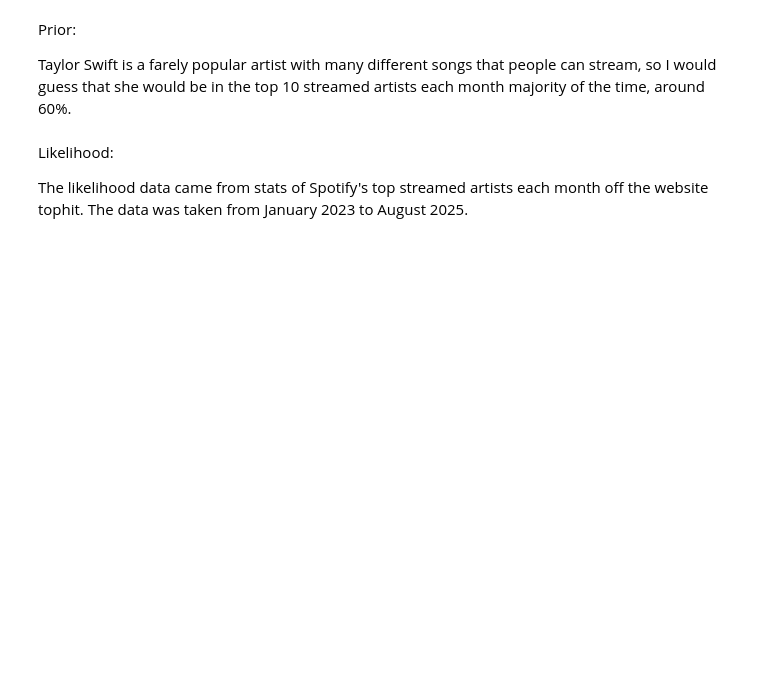
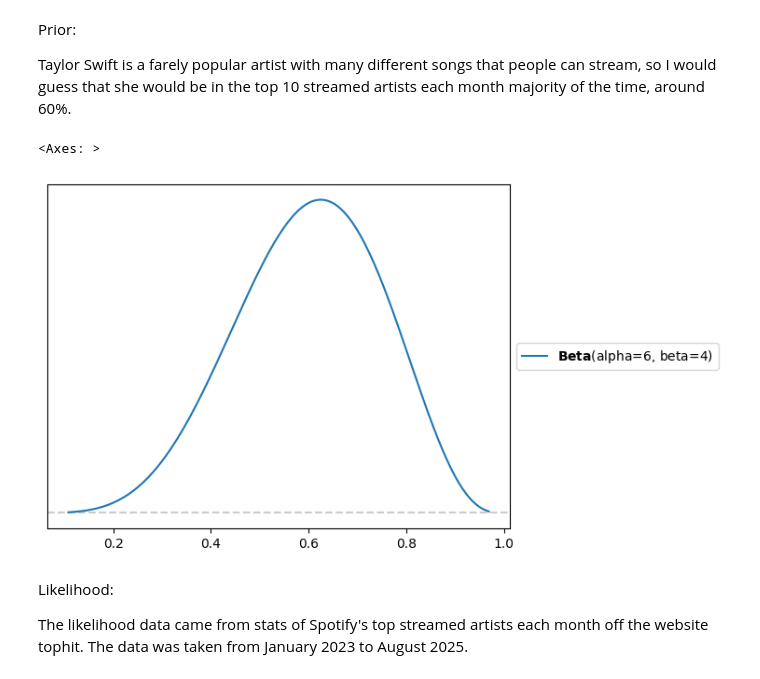
Before and after one commit to zoetice/data-science, a Jupyter notebook: Zoe_TiceU2proj.ipynb, the cells around one changed output. Cells and saved outputs as stored; diff of their text form; code cells hidden in the pictures; blank space fills up the shorter version.

```diff
--- a/Zoe_TiceU2proj.ipynb
+++ b/Zoe_TiceU2proj.ipynb
@@ -10,6 +10,11 @@ Spotify Charts showcase the top artists streamed each month on their app. Unrela
 Prior:
 
 Taylor Swift is a farely popular artist with many different songs that people can stream, so I would guess that she would be in the top 10 streamed artists each month majority of the time, around 60%.
+# %%
+pz.Beta(alpha=6,beta=4).plot_pdf()
+# %% [output]
+<Axes: >
+[figure, added]
 # %% [markdown]
 Likelihood:
 
```
Also changed, not shown: parts of 1 cell of this notebook.
